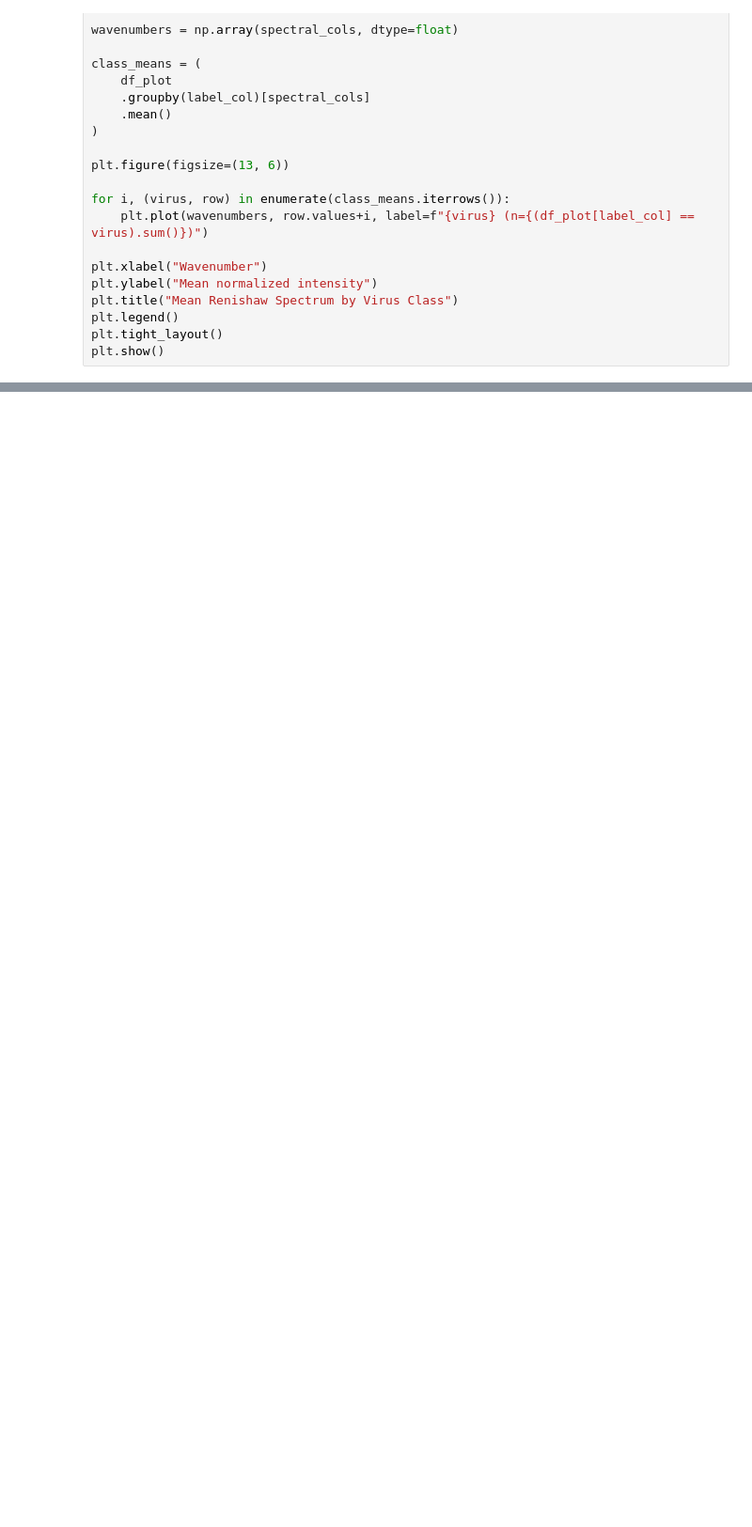
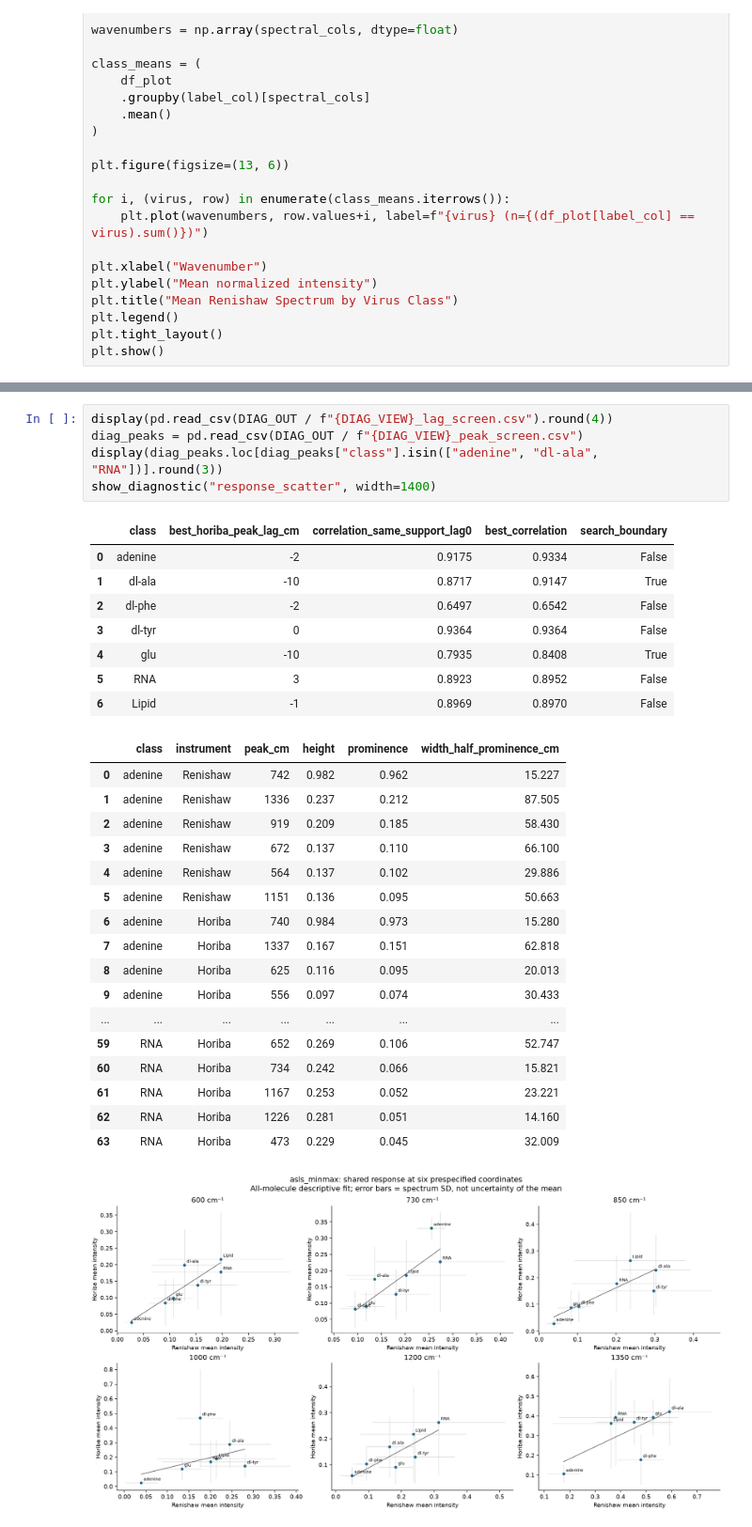
Before and after one commit to chickeneater11/raman-transformer-testing, a Jupyter notebook: fmkcl_transformer.ipynb, the cells around one changed output, grey strips where cells are left out. Shown at 94% size. Saved outputs shown, nothing was run; the diff lists cells and outputs as text; blank space fills up the shorter version.

```diff
--- a/fmkcl_transformer.ipynb
+++ b/fmkcl_transformer.ipynb
@@ -3360,0 +3547,32 @@ plt.show()
+# %%
+display(pd.read_csv(DIAG_OUT / f"{DIAG_VIEW}_lag_screen.csv").round(4))
+diag_peaks = pd.read_csv(DIAG_OUT / f"{DIAG_VIEW}_peak_screen.csv")
+display(diag_peaks.loc[diag_peaks["class"].isin(["adenine", "dl-ala", "RNA"])].round(3))
+show_diagnostic("response_scatter", width=1400)
+# %% [output]
+|  | class | best_horiba_peak_lag_cm | correlation_same_support_lag0 | best_correlation | search_boundary |
+| 0 | adenine | -2 | 0.9175 | 0.9334 | False |
+| 1 | dl-ala | -10 | 0.8717 | 0.9147 | True |
+| 2 | dl-phe | -2 | 0.6497 | 0.6542 | False |
+| 3 | dl-tyr | 0 | 0.9364 | 0.9364 | False |
+| 4 | glu | -10 | 0.7935 | 0.8408 | True |
+| 5 | RNA | 3 | 0.8923 | 0.8952 | False |
+| 6 | Lipid | -1 | 0.8969 | 0.8970 | False |
+|  | class | instrument | peak_cm | height | prominence | width_half_prominence_cm |
+| 0 | adenine | Renishaw | 742 | 0.982 | 0.962 | 15.227 |
+| 1 | adenine | Renishaw | 1336 | 0.237 | 0.212 | 87.505 |
+| 2 | adenine | Renishaw | 919 | 0.209 | 0.185 | 58.430 |
+| 3 | adenine | Renishaw | 672 | 0.137 | 0.110 | 66.100 |
+| 4 | adenine | Renishaw | 564 | 0.137 | 0.102 | 29.886 |
+| 5 | adenine | Renishaw | 1151 | 0.136 | 0.095 | 50.663 |
+| 6 | adenine | Horiba | 740 | 0.984 | 0.973 | 15.280 |
+| 7 | adenine | Horiba | 1337 | 0.167 | 0.151 | 62.818 |
+| 8 | adenine | Horiba | 625 | 0.116 | 0.095 | 20.013 |
+| 9 | adenine | Horiba | 556 | 0.097 | 0.074 | 30.433 |
+| ... | ... | ... | ... | ... | ... | ... |
+| 59 | RNA | Horiba | 652 | 0.269 | 0.106 | 52.747 |
+| 60 | RNA | Horiba | 734 | 0.242 | 0.066 | 15.821 |
+| 61 | RNA | Horiba | 1167 | 0.253 | 0.052 | 23.221 |
+| 62 | RNA | Horiba | 1226 | 0.281 | 0.051 | 14.160 |
+| 63 | RNA | Horiba | 473 | 0.229 | 0.045 | 32.009 |
+[figure, added]
```
Also changed, not shown: parts of 16 cells of this notebook, 5 other files.
